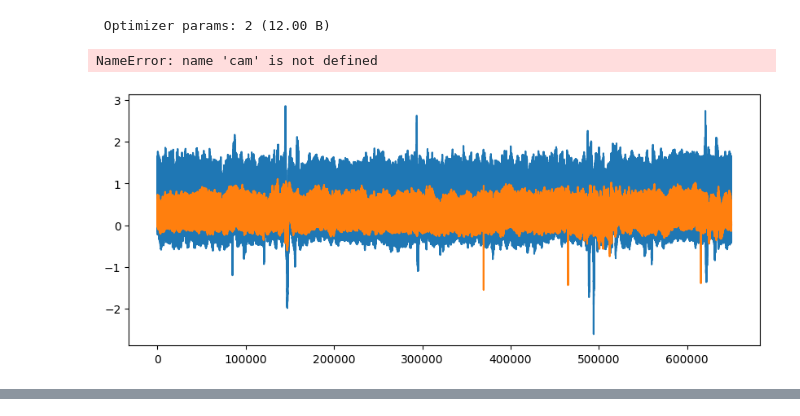
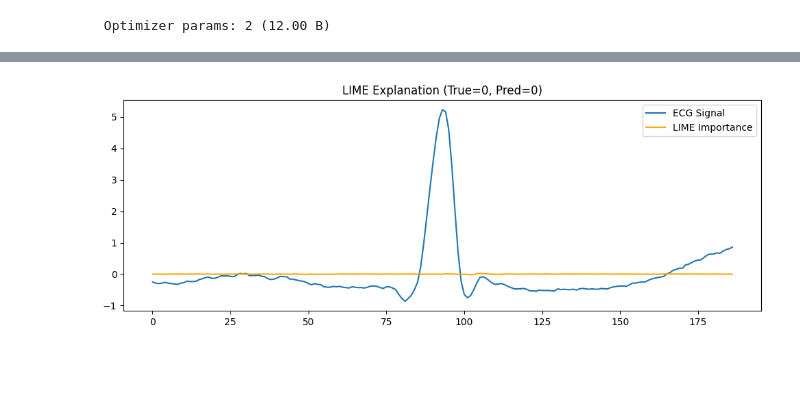
Before and after one commit to Nakib-Nasrullah/Research-Skill, a Jupyter notebook: final_predef.ipynb, the cells around one changed output, grey strips where cells are left out. Cells and saved outputs as stored; diff of their text form; code cells hidden in the pictures; blank space fills up the shorter version.

```diff
--- a/final_predef.ipynb
+++ b/final_predef.ipynb
@@ -326,16 +326,58 @@ Model: "sequential"
  Trainable params: 363,972 (1.39 MB)
  Non-trainable params: 448 (1.75 KB)
  Optimizer params: 2 (12.00 B)
-# %%
-import tensorflow as tf
-import numpy as np
-import matplotlib.pyplot as plt
-plt.figure(figsize=(10,4))
-plt.plot(signal, label="ECG Signal")
-plt.plot(cam * np.max(signal), label="Grad-CAM", color='red')
-plt.legend()
-plt.title(f"Grad-CAM (True={true_label}, Pred={pred_label})")
-plt.show()
-# %% [output]
-NameError: name 'cam' is not defined
-[figure, removed]
+# %%
+from lime.lime_tabular import LimeTabularExplainer
+import numpy as np
+import matplotlib.pyplot as plt
+
+# Flatten 1D ECG for LIME (each timepoint = feature)
+X_train_flat = X_train.reshape(X_train.shape[0], -1)
+X_test_flat  = X_test.reshape(X_test.shape[0], -1)
+
+# Create a LIME explainer
+explainer = LimeTabularExplainer(
+    X_train_flat,
+    mode='classification',
+    training_labels=y_train,
+    feature_names=[f"f{i}" for i in range(WINDOW)],
+    class_names=["N", "A", "V", "F"],
+    discretize_continuous=False
+)
+
+# Pick one test sample
+idx = 10
+x_sample_flat = X_test_flat[idx:idx+1]
+true_label = y_test[idx]
+pred_label = y_pred[idx]
+
+# Define a wrapper predict function for LIME to reshape input
+def lime_predict_fn(x):
+    # LIME passes a 2D array (num_samples, num_features)
+    # Our model expects (num_samples, num_features, 1)
+    x_reshaped = x.reshape(-1, WINDOW, 1)
+    return model.predict(x_reshaped)
+
+# Explain the prediction using the wrapper predict function
+exp = explainer.explain_instance(
+    x_sample_flat[0],
+    lime_predict_fn,
+    num_features=WINDOW
+)
+
+# Get weights per feature (timepoint)
+feature_weights = np.zeros(WINDOW)
+for i, weight in exp.as_list():
+    # i is like 'f12', extract index
+    idx = int(i[1:])
+    feature_weights[idx] = weight
+
+# Plot ECG with LIME importance
+signal = X_test[idx].squeeze()
+plt.figure(figsize=(12,4))
+plt.plot(signal, label="ECG Signal")
+plt.plot(feature_weights * np.max(signal), label="LIME Importance", color='orange')
+plt.legend()
+plt.title(f"LIME Explanation (True={true_label}, Pred={pred_label})")
+plt.show()
+# %% [output]
@@ -341,0 +385 @@ NameError: name 'cam' is not defined
+[figure, added]
```
Also changed, not shown: parts of 1 cell of this notebook.
